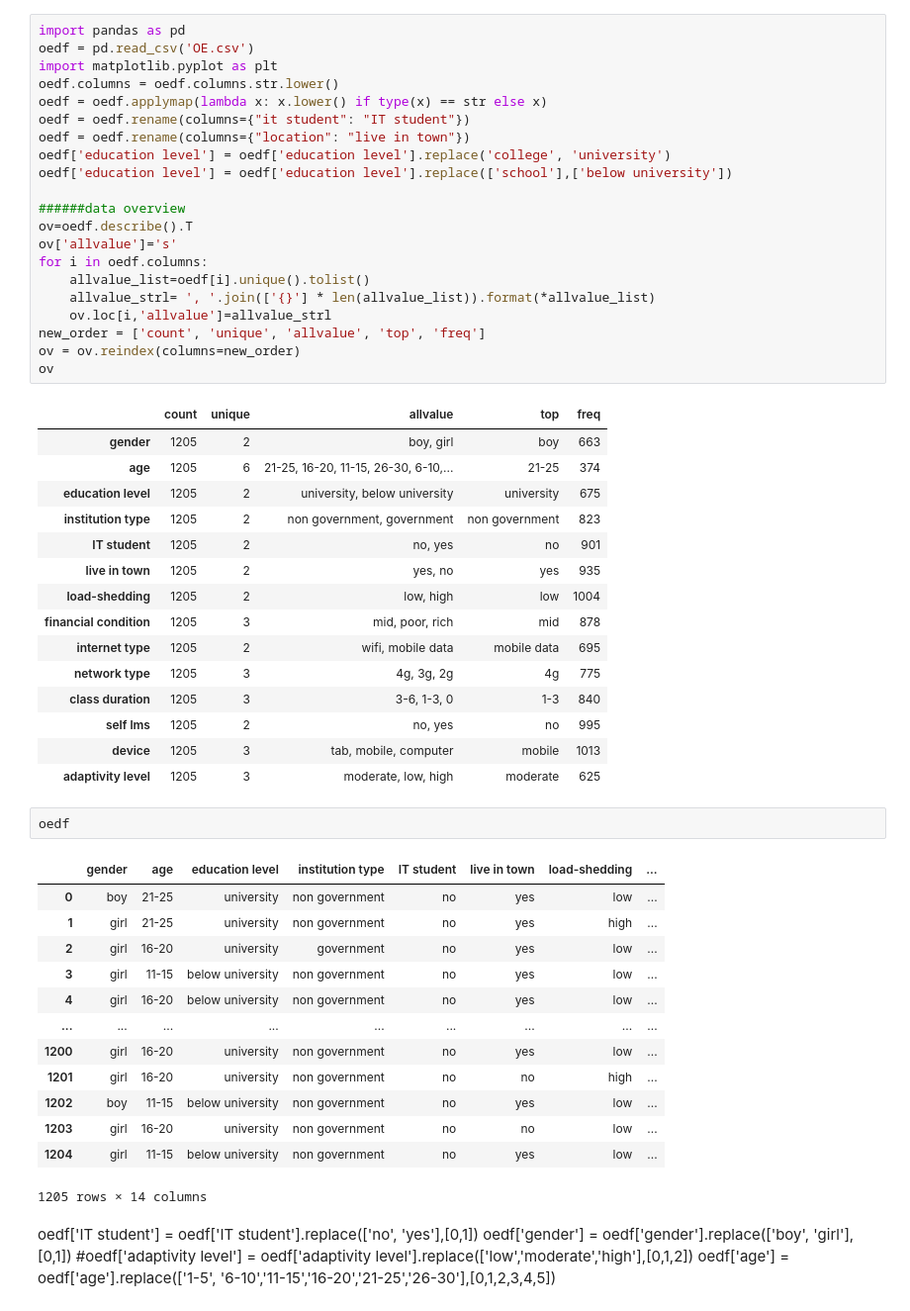
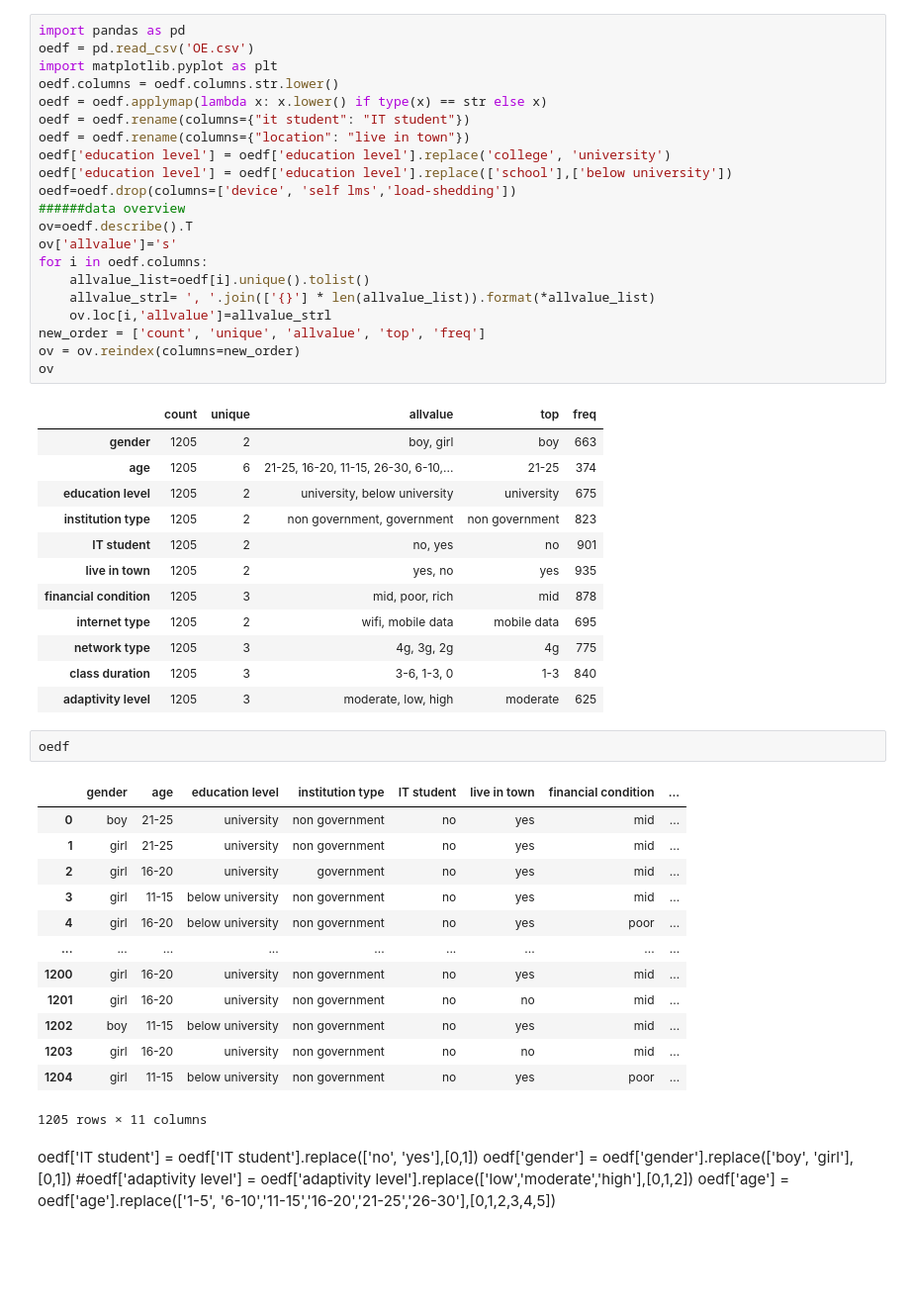
Before and after one commit to Lindergithub/LAT, a Jupyter notebook: lat_hw2.ipynb, the cells around one changed output. Shown at 99% size. Cells and saved outputs as stored; diff of their text form; blank space fills up the shorter version.

```diff
--- a/lat_hw2.ipynb
+++ b/lat_hw2.ipynb
@@ -1,56 +1,53 @@
 # %%
 import pandas as pd
 oedf = pd.read_csv('OE.csv')
 import matplotlib.pyplot as plt
 oedf.columns = oedf.columns.str.lower()
 oedf = oedf.applymap(lambda x: x.lower() if type(x) == str else x)
 oedf = oedf.rename(columns={"it student": "IT student"})
 oedf = oedf.rename(columns={"location": "live in town"})
 oedf['education level'] = oedf['education level'].replace('college', 'university')
 oedf['education level'] = oedf['education level'].replace(['school'],['below university'])
-
+oedf=oedf.drop(columns=['device', 'self lms','load-shedding'])
 ######data overview
 ov=oedf.describe().T
 ov['allvalue']='s'
 for i in oedf.columns:
     allvalue_list=oedf[i].unique().tolist()
     allvalue_strl= ', '.join(['{}'] * len(allvalue_list)).format(*allvalue_list)
     ov.loc[i,'allvalue']=allvalue_strl
 new_order = ['count', 'unique', 'allvalue', 'top', 'freq']
 ov = ov.reindex(columns=new_order)
 ov
 # %% [output]
 |  | count | unique | allvalue | top | freq |
 | gender | 1205 | 2 | boy, girl | boy | 663 |
 | age | 1205 | 6 | 21-25, 16-20, 11-15, 26-30, 6-10,... | 21-25 | 374 |
 | education level | 1205 | 2 | university, below university | university | 675 |
 | institution type | 1205 | 2 | non government, government | non government | 823 |
 | IT student | 1205 | 2 | no, yes | no | 901 |
 | live in town | 1205 | 2 | yes, no | yes | 935 |
-| load-shedding | 1205 | 2 | low, high | low | 1004 |
 | financial condition | 1205 | 3 | mid, poor, rich | mid | 878 |
 | internet type | 1205 | 2 | wifi, mobile data | mobile data | 695 |
 | network type | 1205 | 3 | 4g, 3g, 2g | 4g | 775 |
 | class duration | 1205 | 3 | 3-6, 1-3, 0 | 1-3 | 840 |
-| self lms | 1205 | 2 | no, yes | no | 995 |
-| device | 1205 | 3 | tab, mobile, computer | mobile | 1013 |
 | adaptivity level | 1205 | 3 | moderate, low, high | moderate | 625 |
 # %%
 oedf
 # %% [output]
-|  | gender | age | education level | institution type | IT student | live in town | load-shedding | ... |
-| 0 | boy | 21-25 | university | non government | no | yes | low | ... |
-| 1 | girl | 21-25 | university | non government | no | yes | high | ... |
-| 2 | girl | 16-20 | university | government | no | yes | low | ... |
-| 3 | girl | 11-15 | below university | non government | no | yes | low | ... |
-| 4 | girl | 16-20 | below university | non government | no | yes | low | ... |
+|  | gender | age | education level | institution type | IT student | live in town | financial condition | ... |
+| 0 | boy | 21-25 | university | non government | no | yes | mid | ... |
+| 1 | girl | 21-25 | university | non government | no | yes | mid | ... |
+| 2 | girl | 16-20 | university | government | no | yes | mid | ... |
+| 3 | girl | 11-15 | below university | non government | no | yes | mid | ... |
+| 4 | girl | 16-20 | below university | non government | no | yes | poor | ... |
 | ... | ... | ... | ... | ... | ... | ... | ... | ... |
-| 1200 | girl | 16-20 | university | non government | no | yes | low | ... |
-| 1201 | girl | 16-20 | university | non government | no | no | high | ... |
-| 1202 | boy | 11-15 | below university | non government | no | yes | low | ... |
-| 1203 | girl | 16-20 | university | non government | no | no | low | ... |
-| 1204 | girl | 11-15 | below university | non government | no | yes | low | ... |
+| 1200 | girl | 16-20 | university | non government | no | yes | mid | ... |
+| 1201 | girl | 16-20 | university | non government | no | no | mid | ... |
+| 1202 | boy | 11-15 | below university | non government | no | yes | mid | ... |
+| 1203 | girl | 16-20 | university | non government | no | no | mid | ... |
+| 1204 | girl | 11-15 | below university | non government | no | yes | poor | ... |
-1205 rows × 14 columns
+1205 rows × 11 columns
 # %% [markdown]
 oedf['IT student'] = oedf['IT student'].replace(['no', 'yes'],[0,1])
 oedf['gender'] = oedf['gender'].replace(['boy', 'girl'],[0,1])
```
Also changed, not shown: parts of 4 cells of this notebook, 2 other files.
